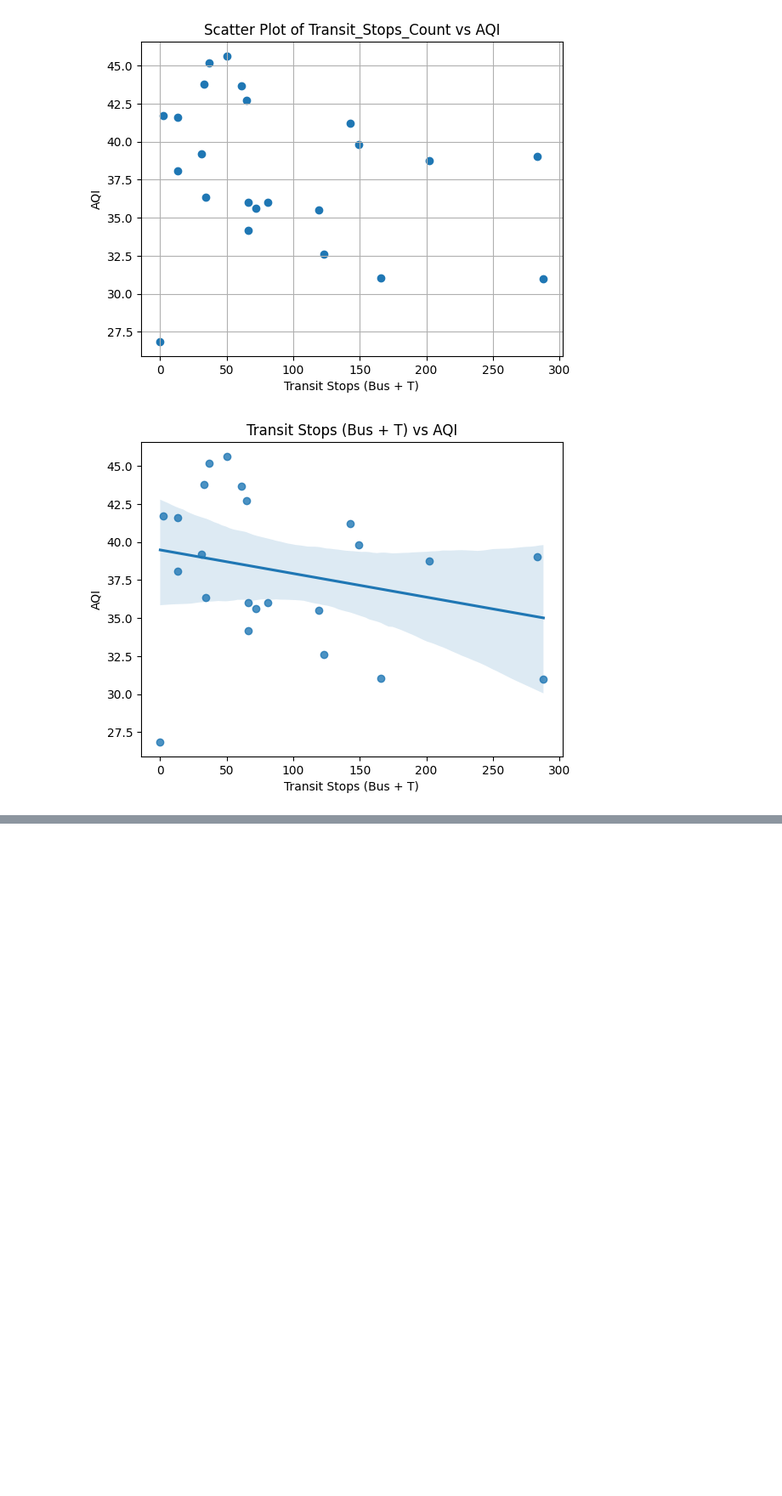
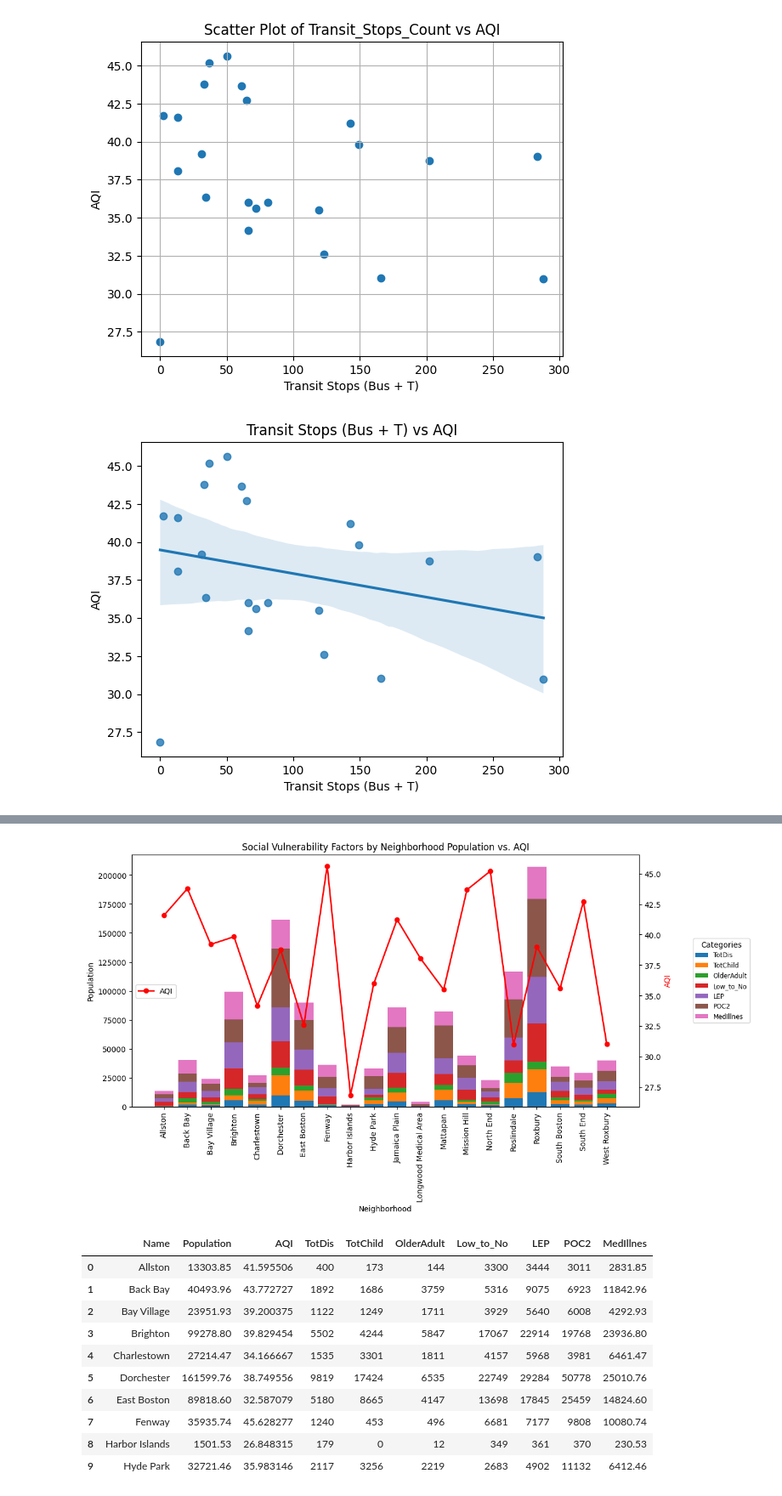
Before and after one commit to BU-Spark/ds-boston-transit-air-quality, a Jupyter notebook: fa23-team-f/data/Google AQI/analysis.ipynb, the cells around one changed output, grey strips where cells are left out. Shown at 85% size. Drawn from its saved outputs; the diff is of its cells as text; code cells hidden in the pictures; blank space fills up the shorter version.

```diff
--- a/fa23-team-f/data/Google AQI/analysis.ipynb
+++ b/fa23-team-f/data/Google AQI/analysis.ipynb
@@ -212,0 +243,14 @@ Correlation coefficient: 0.14747539066242427
+# %%
+import pandas as pd
+
+df = pd.read_csv('../SocialVulnerability//Climate_Ready_Boston_Social_Vulnerability.csv')
+
+df = df.groupby('Name').sum()
+
+df_sum = pd.read_csv('result.csv')
+df_air = df_sum[['Name', 'AQI']]
+
+merged_data = pd.merge(df, df_air, on='Name', how='inner')
+merged_data.head()
+newdf = merged_data[['Name', 'TotDis', 'TotChild', 'OlderAdult', 'Low_to_No' ,'LEP', 'POC2', 'MedIllnes', 'AQI']]
+newdf.head()
@@ -212,0 +264,54 @@ Correlation coefficient: 0.14747539066242427
+# %%
+import seaborn as sns
+import matplotlib.pyplot as plt
+
+
+data = newdf.copy()
+
+data['Population'] = data['TotDis'] + data['TotChild'] + data['OlderAdult'] + data['Low_to_No'] + data['LEP'] + data['POC2'] + data['MedIllnes']
+stacked_columns = ['TotDis', 'TotChild', 'OlderAdult', 'Low_to_No', 'LEP', 'POC2', 'MedIllnes']
+
+selected_columns = data[['Name', 'Population', 'AQI'] + stacked_columns]
+stacked_columns = ['TotDis', 'TotChild', 'OlderAdult', 'Low_to_No', 'LEP', 'POC2', 'MedIllnes']
+
+fig, ax1 = plt.subplots(figsize=(12, 6))
+
+bottom = 0
+legend_labels = []
+
+for column in stacked_columns:
+    ax1.bar(data['Name'], data[column], bottom=bottom, label=column)
+    bottom += data[column]
+    legend_labels.append(column)
+
+ax1.set_xlabel('Neighborhood')
+ax1.set_ylabel('Population')
+ax1.set_title('Social Vulnerability Factors by Neighborhood Population vs. AQI')
+ax1.set_xticks(data['Name'])
+ax1.set_xticklabels(data['Name'], rotation=90)
+
+ax1.legend(legend_labels, title="Categories", loc="center left", bbox_to_anchor=(1.1, 0.5), fontsize='small')
+
+ax2 = ax1.twinx()
+aqi_data = data['AQI']
+ax2.plot(data['Name'], aqi_data, marker='o', color='red', label='AQI', linewidth=2)
+ax2.set_ylabel('AQI', color='red')
+
+ax2.legend(['AQI'], loc="upper left", bbox_to_anchor=(0, 0.5))
+
+plt.show()
+
+selected_columns.head(10)
+# %% [output]
+[figure, added]
+|  | Name | Population | AQI | TotDis | TotChild | OlderAdult | Low_to_No | LEP | POC2 | MedIllnes |
+| 0 | Allston | 13303.85 | 41.595506 | 400 | 173 | 144 | 3300 | 3444 | 3011 | 2831.85 |
+| 1 | Back Bay | 40493.96 | 43.772727 | 1892 | 1686 | 3759 | 5316 | 9075 | 6923 | 11842.96 |
+| 2 | Bay Village | 23951.93 | 39.200375 | 1122 | 1249 | 1711 | 3929 | 5640 | 6008 | 4292.93 |
+| 3 | Brighton | 99278.80 | 39.829454 | 5502 | 4244 | 5847 | 17067 | 22914 | 19768 | 23936.80 |
+| 4 | Charlestown | 27214.47 | 34.166667 | 1535 | 3301 | 1811 | 4157 | 5968 | 3981 | 6461.47 |
+| 5 | Dorchester | 161599.76 | 38.749556 | 9819 | 17424 | 6535 | 22749 | 29284 | 50778 | 25010.76 |
+| 6 | East Boston | 89818.60 | 32.587079 | 5180 | 8665 | 4147 | 13698 | 17845 | 25459 | 14824.60 |
+| 7 | Fenway | 35935.74 | 45.628277 | 1240 | 453 | 496 | 6681 | 7177 | 9808 | 10080.74 |
+| 8 | Harbor Islands | 1501.53 | 26.848315 | 179 | 0 | 12 | 349 | 361 | 370 | 230.53 |
+| 9 | Hyde Park | 32721.46 | 35.983146 | 2117 | 3256 | 2219 | 2683 | 4902 | 11132 | 6412.46 |
```
Also changed, not shown: parts of 4 cells of this notebook, 12 other files.
